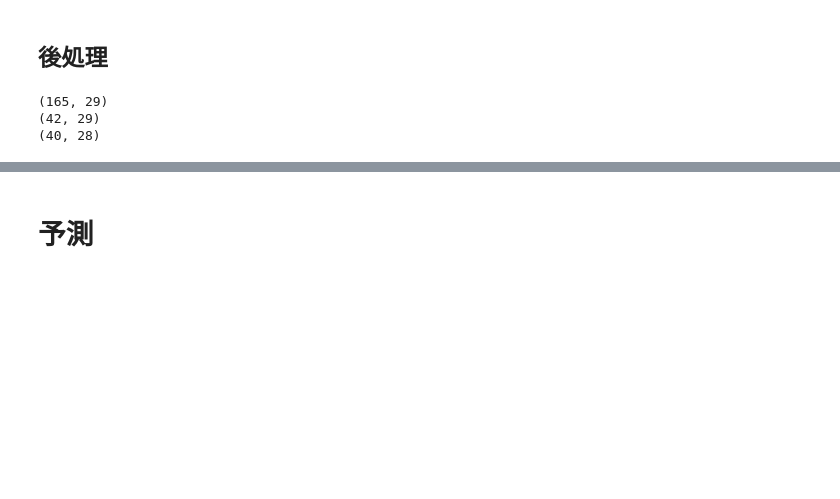
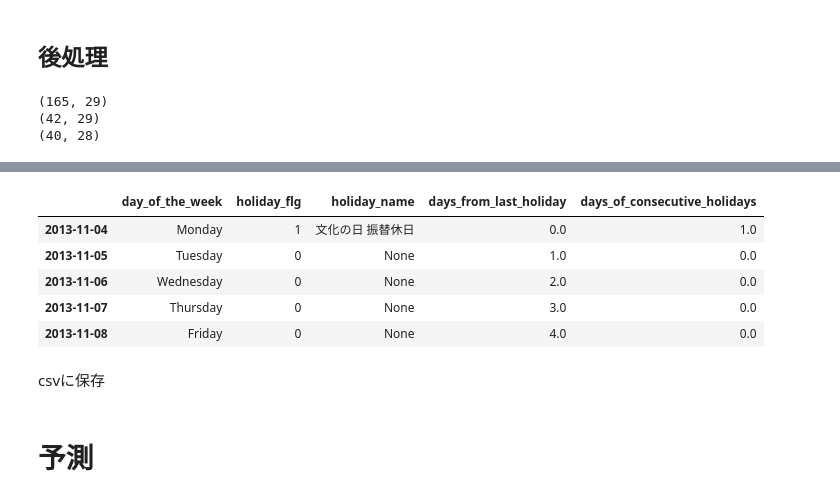
Before and after one commit to tooderapsn/signate-exercise-bento, a Jupyter notebook: workdir/make_feature.ipynb, the cells around one changed output, grey strips where cells are left out. Drawn from its saved outputs; the diff is of its cells as text; code cells hidden in the pictures; blank space fills up the shorter version.

Commit message:
カレンダーデータの作成  Changes to be committed: 	modified:   Dockerfile 	new file:   workdir/jp_calendar_data.csv 	modified:   workdir/make_feature.ipynb

```diff
--- a/workdir/make_feature.ipynb
+++ b/workdir/make_feature.ipynb
@@ -201,0 +226,2 @@ fin_test_data.to_csv("output_test_data", index=False)
+# %%
+jp_calendar_data['holiday_flg'] = jp_calendar_data.index.map(lambda x: 1 if jp_calendar_data['day_of_the_week'][x] in ['Saturday', 'Sunday']  or jpholiday.is_holiday(x) else 0)
@@ -201,0 +230,2 @@ fin_test_data.to_csv("output_test_data", index=False)
+# %%
+jp_calendar_data['holiday_name'] = jp_calendar_data.index.map(lambda x: jpholiday.is_holiday_name(x))
@@ -201,0 +234,8 @@ fin_test_data.to_csv("output_test_data", index=False)
+# %%
+jp_calendar_data['days_from_last_holiday'] = pd.Series()
+passed_days = 0
+for idx in jp_calendar_data.index:
+    if jp_calendar_data['holiday_flg'][idx]:
+        passed_days = 0
+    jp_calendar_data['days_from_last_holiday'][idx] = passed_days
+    passed_days += 1
@@ -201,0 +246,10 @@ fin_test_data.to_csv("output_test_data", index=False)
+# %%
+jp_calendar_data['days_of_consecutive_holidays'] = pd.Series()
+passed_days = 0
+for idx in jp_calendar_data.index:
+    if jp_calendar_data['holiday_flg'][idx]:
+        passed_days += 1
+        jp_calendar_data['days_of_consecutive_holidays'][idx] = passed_days
+    else:
+        passed_days = 0
+        jp_calendar_data['days_of_consecutive_holidays'][idx] = passed_days
@@ -201,0 +265,11 @@ fin_test_data.to_csv("output_test_data", index=False)
+# %%
+jp_calendar_data.head()
+# %% [output]
+|  | day_of_the_week | holiday_flg | holiday_name | days_from_last_holiday | days_of_consecutive_holidays |
+| 2013-11-04 | Monday | 1 | 文化の日 振替休日 | 0.0 | 1.0 |
+| 2013-11-05 | Tuesday | 0 | None | 1.0 | 0.0 |
+| 2013-11-06 | Wednesday | 0 | None | 2.0 | 0.0 |
+| 2013-11-07 | Thursday | 0 | None | 3.0 | 0.0 |
+| 2013-11-08 | Friday | 0 | None | 4.0 | 0.0 |
+# %% [markdown]
+csvに保存
```
Also changed, not shown: parts of 12 cells of this notebook, 2 other files.
